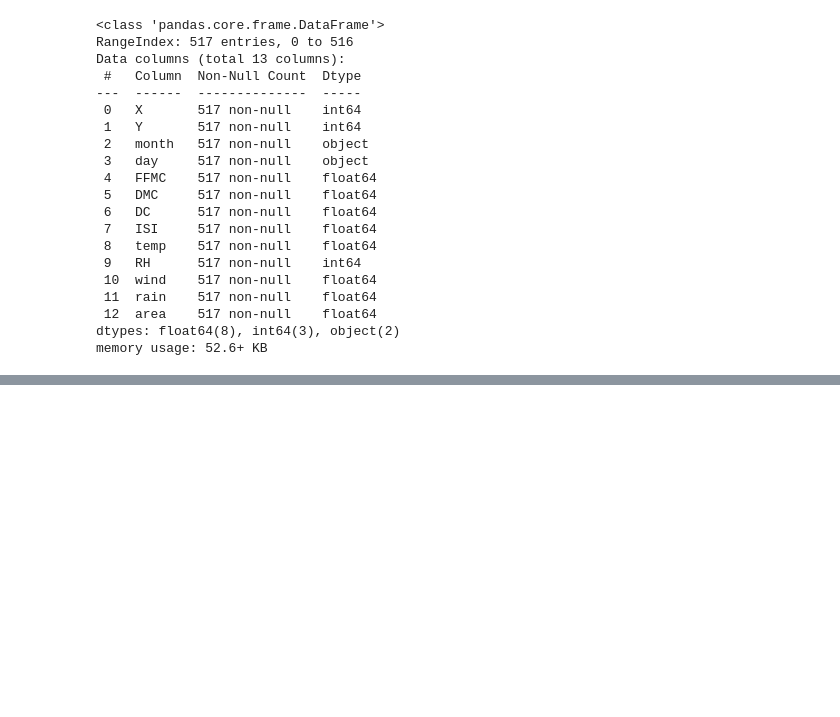
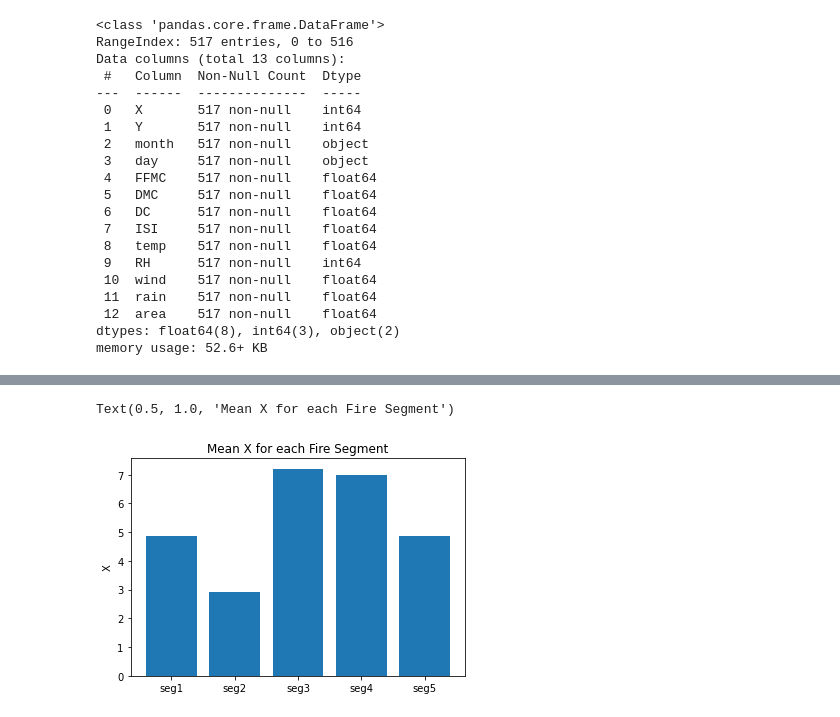
Before and after one commit to josephychin/forest-fires, a Jupyter notebook: Project_2_Part_4.ipynb, the cells around one changed output, grey strips where cells are left out. Cells and saved outputs as stored; diff of their text form; code cells hidden in the pictures; blank space fills up the shorter version.

```diff
--- a/Project_2_Part_4.ipynb
+++ b/Project_2_Part_4.ipynb
@@ -96,0 +125,7 @@ rf.score(X_test, y_test)
+# %%
+plt.bar(summary_df['Fire Segment'], summary_df['X Means'])
+plt.ylabel('X')
+plt.title('Mean X for each Fire Segment')
+# %% [output]
+Text(0.5, 1.0, 'Mean X for each Fire Segment')
+[figure, added]
```
Also changed, not shown: parts of 30 cells of this notebook.
